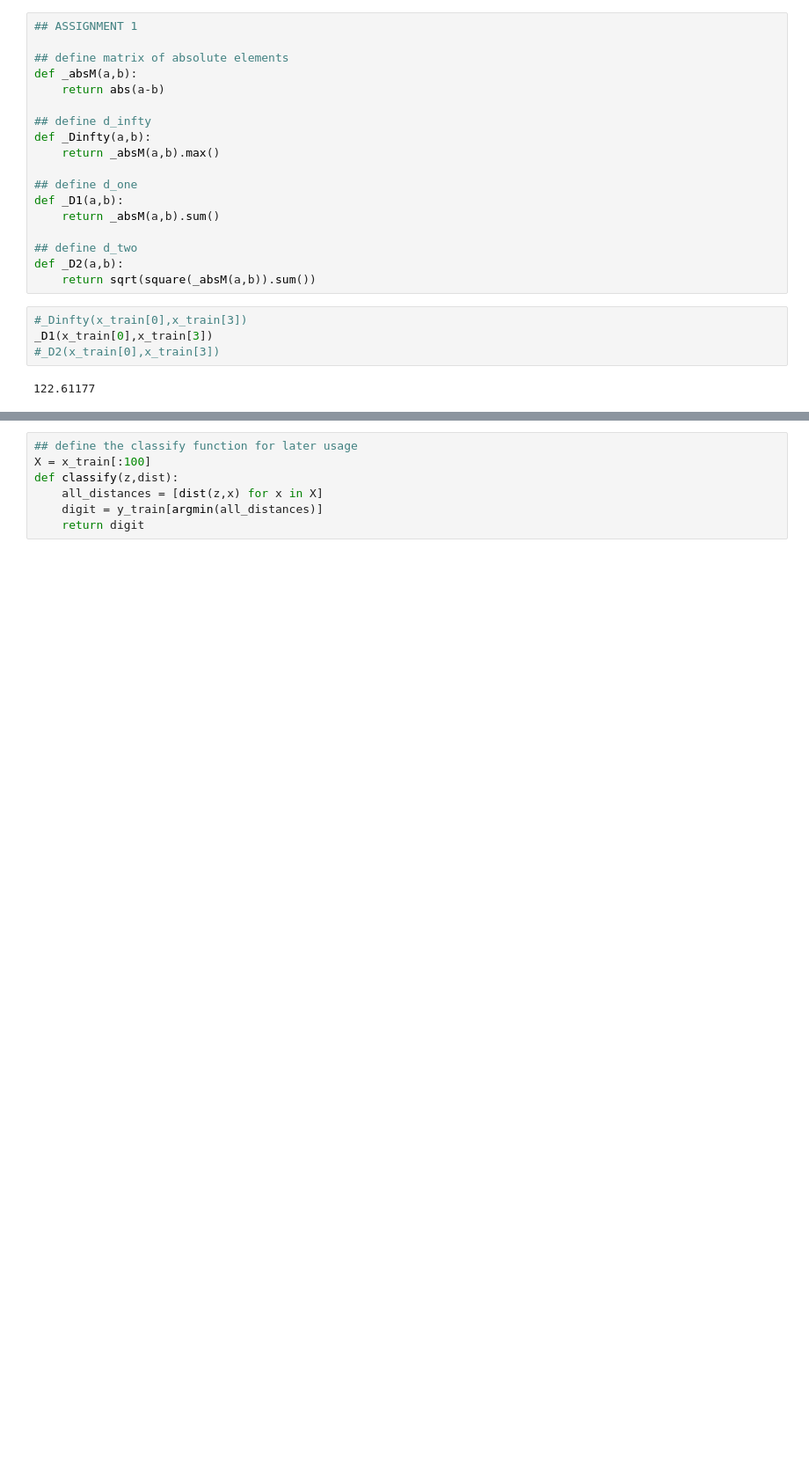
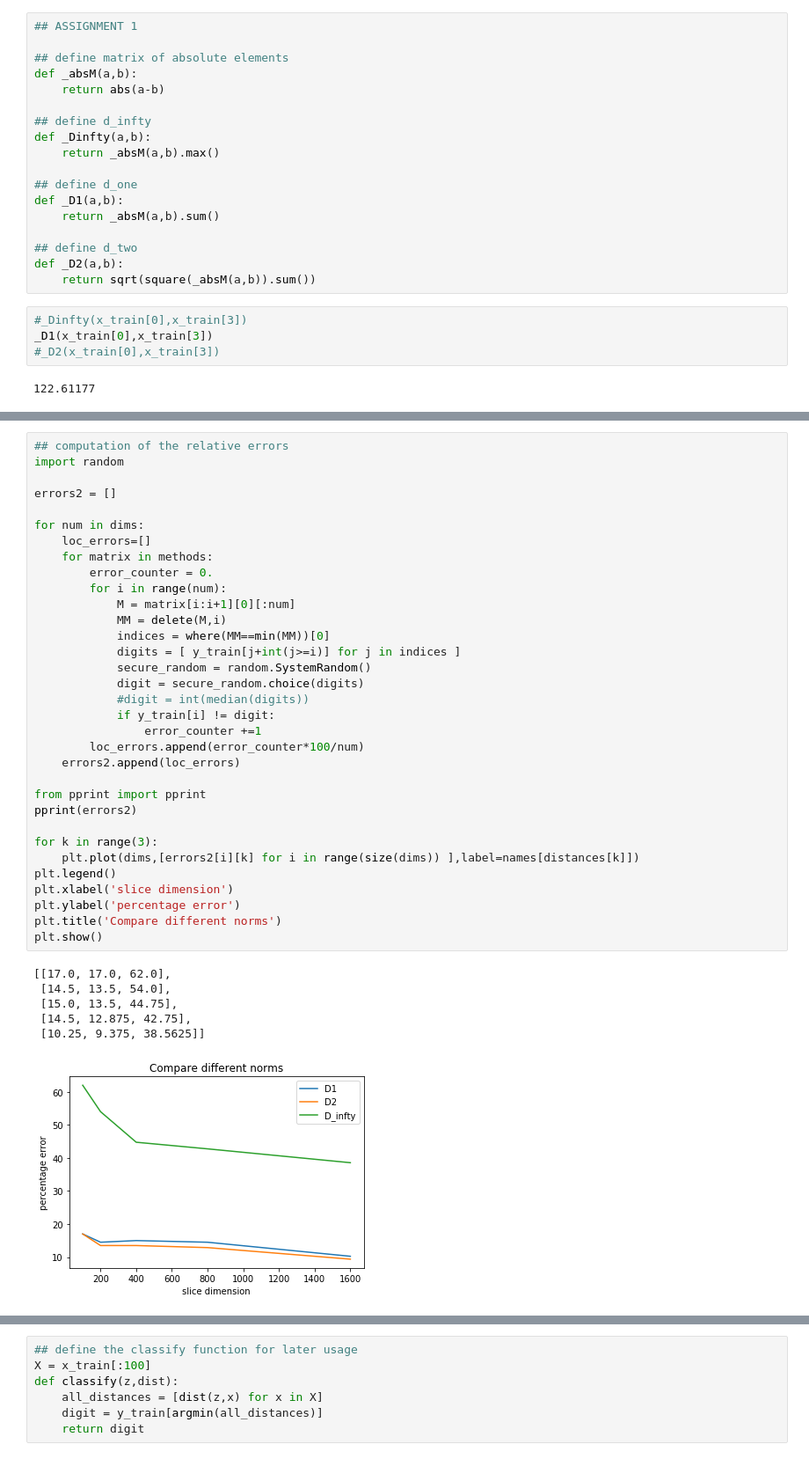
Before and after one commit to cpacilio/P1.4_seed, a Jupyter notebook: final_project/project.ipynb, the cells around one changed output, grey strips where cells are left out. Shown at 88% size. Cells and saved outputs as stored; diff of their text form; blank space fills up the shorter version.

```diff
--- a/final_project/project.ipynb
+++ b/final_project/project.ipynb
@@ -103,0 +159,40 @@ pprint(errors)
+# %%
+## computation of the relative errors
+import random
+
+errors2 = []
+
+for num in dims:
+    loc_errors=[]
+    for matrix in methods:
+        error_counter = 0.
+        for i in range(num):
+            M = matrix[i:i+1][0][:num]
+            MM = delete(M,i)
+            indices = where(MM==min(MM))[0]
+            digits = [ y_train[j+int(j>=i)] for j in indices ]
+            secure_random = random.SystemRandom()
+            digit = secure_random.choice(digits)
+            #digit = int(median(digits))
+            if y_train[i] != digit:
+                error_counter +=1
+        loc_errors.append(error_counter*100/num)
+    errors2.append(loc_errors)
+
+from pprint import pprint
+pprint(errors2)
+
+for k in range(3):
+    plt.plot(dims,[errors2[i][k] for i in range(size(dims)) ],label=names[distances[k]])
+plt.legend()
+plt.xlabel('slice dimension')
+plt.ylabel('percentage error')
+plt.title('Compare different norms')
+plt.show()
+# %% [output]
+[[17.0, 17.0, 62.0],
+ [14.5, 13.5, 54.0],
+ [15.0, 13.5, 44.75],
+ [14.5, 12.875, 42.75],
+ [10.25, 9.375, 38.5625]]
+[figure, added]
```
Also changed, not shown: parts of 7 cells of this notebook.
